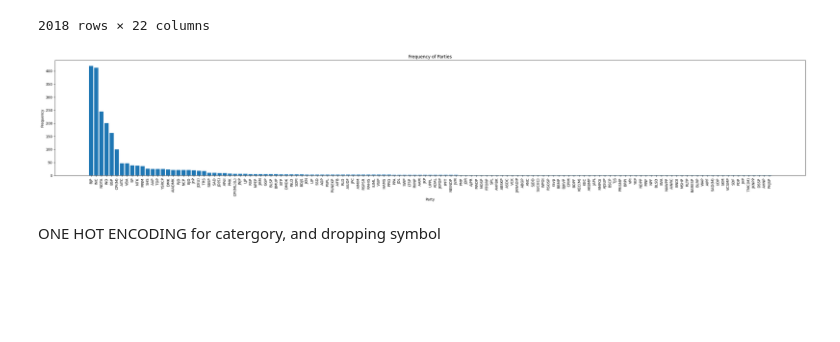
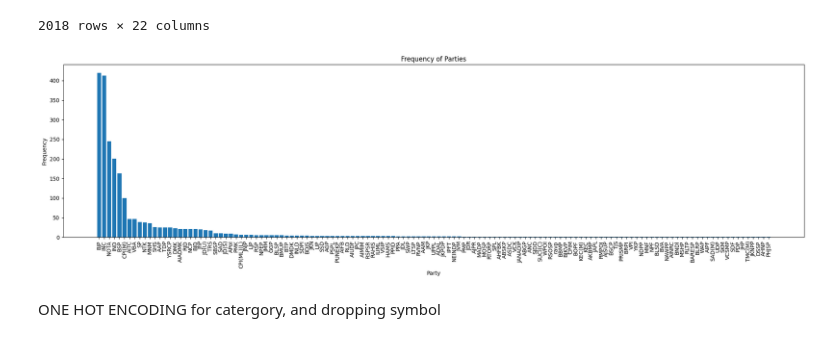
Before and after one commit to SVS-Aditya/election-data-analytics, a Jupyter notebook: Data_Analytics_IndianElection2019.ipynb, the cells around one changed output. Cells and saved outputs as stored; diff of their text form; code cells hidden in the pictures; blank space fills up the shorter version.

```diff
--- a/Data_Analytics_IndianElection2019.ipynb
+++ b/Data_Analytics_IndianElection2019.ipynb
@@ -452,27 +427,22 @@ See the caveats in the documentation: https://pandas.pydata.org/pandas-docs/stab
 # %%
 import matplotlib.pyplot as plt
 
-# Assuming you have a DataFrame 'df' with a 'state_label' column
-# You can use df['state_label'].value_counts() to get the frequency of each state label
 
-# Get the frequency of each state label
 state_label_counts = df['PARTY'].value_counts()
 
-# Extract the state labels (x-axis) and their corresponding frequencies (y-axis)
 state_labels = state_label_counts.index
 frequencies = state_label_counts.values
 
-# Create a bar plot
-plt.figure(figsize=(30, 6))
+plt.figure(figsize=(20, 6))
 plt.bar(state_labels, frequencies)
 plt.xlabel('Party')
 plt.ylabel('Frequency')
 plt.title('Frequency of Parties')
-plt.xticks(rotation=90)  # Rotate x-axis labels for better readability if needed
-plt.tight_layout()  # Ensure all labels fit in the plot
+plt.xticks(rotation=90)
+plt.tight_layout()
 plt.show()
 # %% [output]
-[figure, old version]
+[figure, new version]
 # %% [markdown]
 ONE HOT ENCODING for catergory, and dropping symbol
 # %%
```
Also changed, not shown: parts of 15 cells of this notebook.
